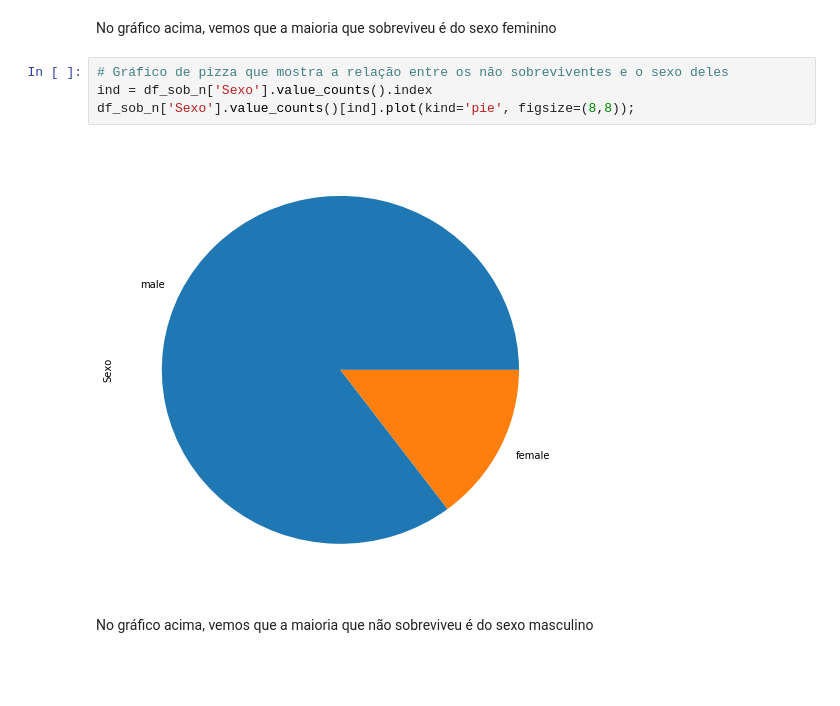
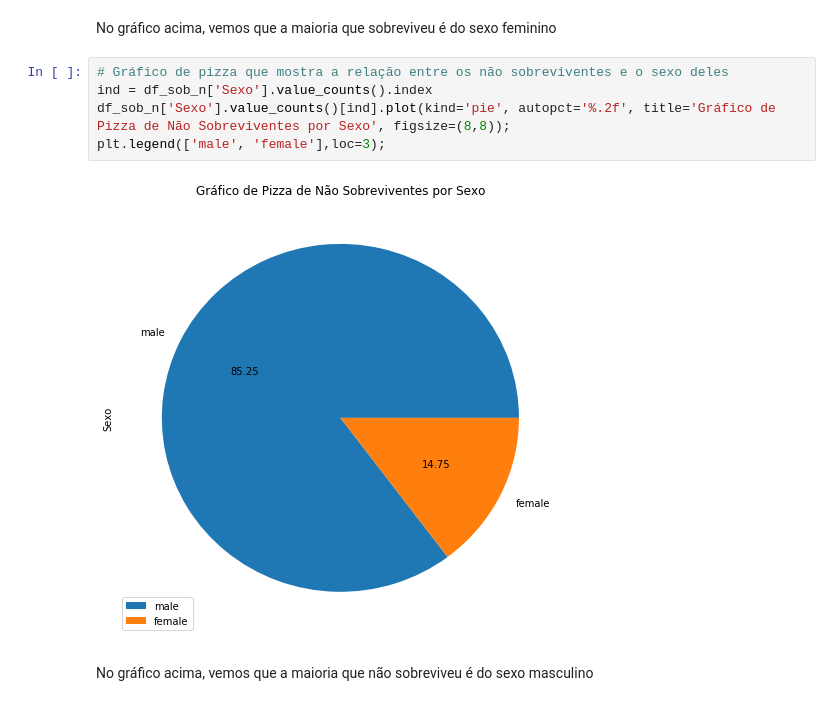
Before and after one commit to ricardo-noronha/Programa-Nanodegree-Fundamentos-de-Data-Science-I, a Jupyter notebook: Modulo3/Projeto2/process_titanic_data.ipynb, the cells around one changed output. Drawn from its saved outputs; the diff is of its cells as text; blank space fills up the shorter version.

```diff
--- a/Modulo3/Projeto2/process_titanic_data.ipynb
+++ b/Modulo3/Projeto2/process_titanic_data.ipynb
@@ -266,9 +318,10 @@ No gráfico acima, vemos que a maioria que sobreviveu é do sexo feminino
 # %%
 # Gráfico de pizza que mostra a relação entre os não sobreviventes e o sexo deles
 ind = df_sob_n['Sexo'].value_counts().index
-df_sob_n['Sexo'].value_counts()[ind].plot(kind='pie', figsize=(8,8));
+df_sob_n['Sexo'].value_counts()[ind].plot(kind='pie', autopct='%.2f', title='Gráfico de Pizza de Não Sobreviventes por Sexo', figsize=(8,8));
+plt.legend(['male', 'female'],loc=3);
 # %% [output]
-[figure, old version]
+[figure, new version]
 # %% [markdown]
 No gráfico acima, vemos que a maioria que não sobreviveu é do sexo masculino
 # %% [markdown]
```
Also changed, not shown: parts of 17 cells of this notebook.
